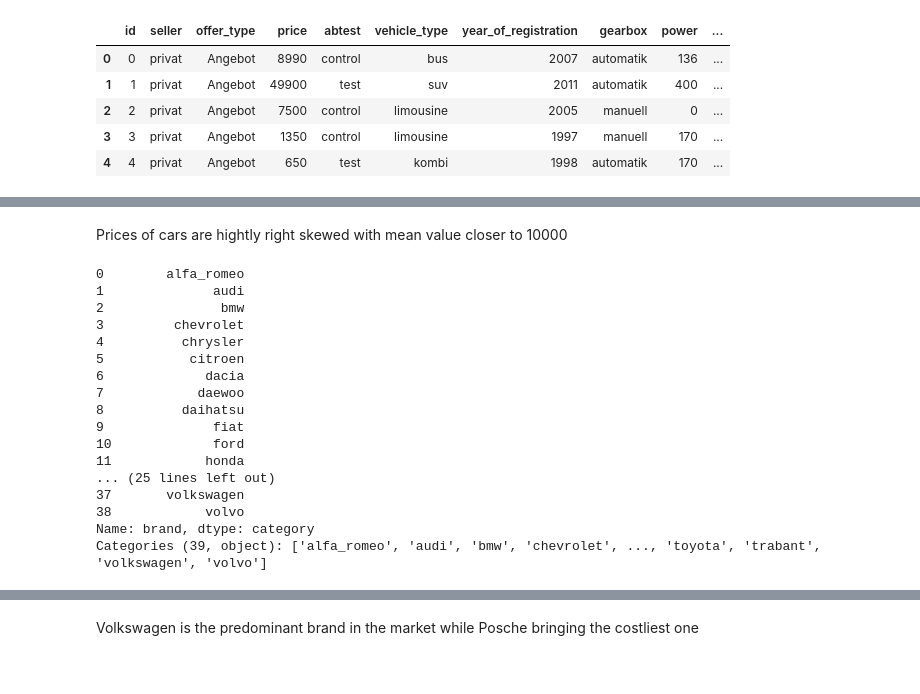
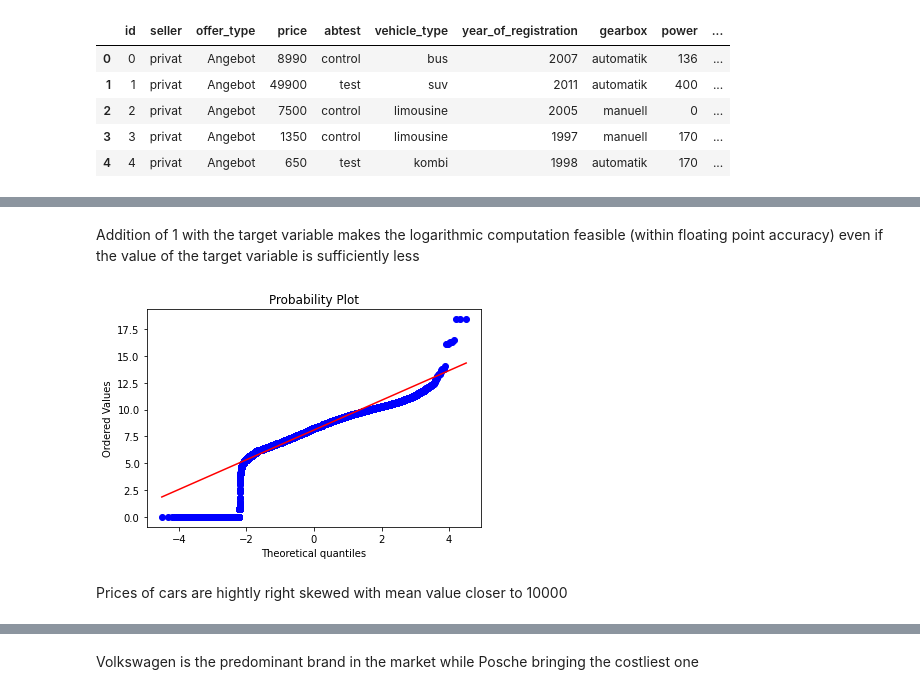
Before and after one commit to Vasan-th/Summer-School-2022, a Jupyter notebook: car-price-prediction.ipynb, the cells around one changed output, grey strips where cells are left out. Drawn from its saved outputs; the diff is of its cells as text; code cells hidden in the pictures.

```diff
--- a/car-price-prediction.ipynb
+++ b/car-price-prediction.ipynb
@@ -135,22 +179,10 @@ plt.show()
+# %% [markdown]
+Addition of 1 with the target variable makes the logarithmic computation feasible (within floating point accuracy) even if the value of the target variable is sufficiently less
+# %%
+plt.figure()
+stats.probplot(train['price'], plot = plt)
+plt.show()
+# %% [output]
+[figure, added]
 # %% [markdown]
 Prices of cars are hightly right skewed with mean value closer to 10000
-# %%
-train['brand'].unique()
-# %% [output]
-0        alfa_romeo
-1              audi
-2               bmw
-3         chevrolet
-4          chrysler
-5           citroen
-6             dacia
-7            daewoo
-8          daihatsu
-9              fiat
-10             ford
-11            honda
-... (25 lines left out)
-37       volkswagen
-38            volvo
-Name: brand, dtype: category
-Categories (39, object): ['alfa_romeo', 'audi', 'bmw', 'chevrolet', ..., 'toyota', 'trabant', 'volkswagen', 'volvo']
```
Also changed, not shown: parts of 43 cells of this notebook.
